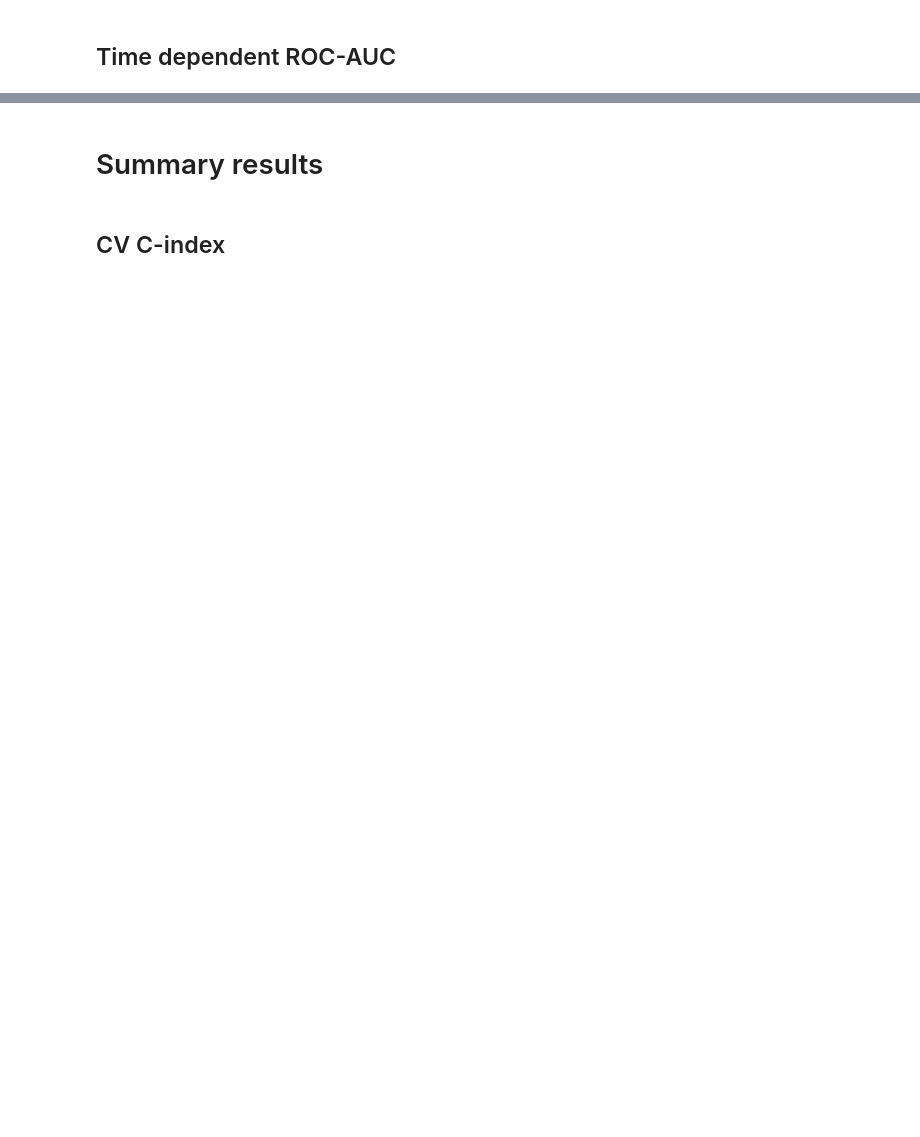
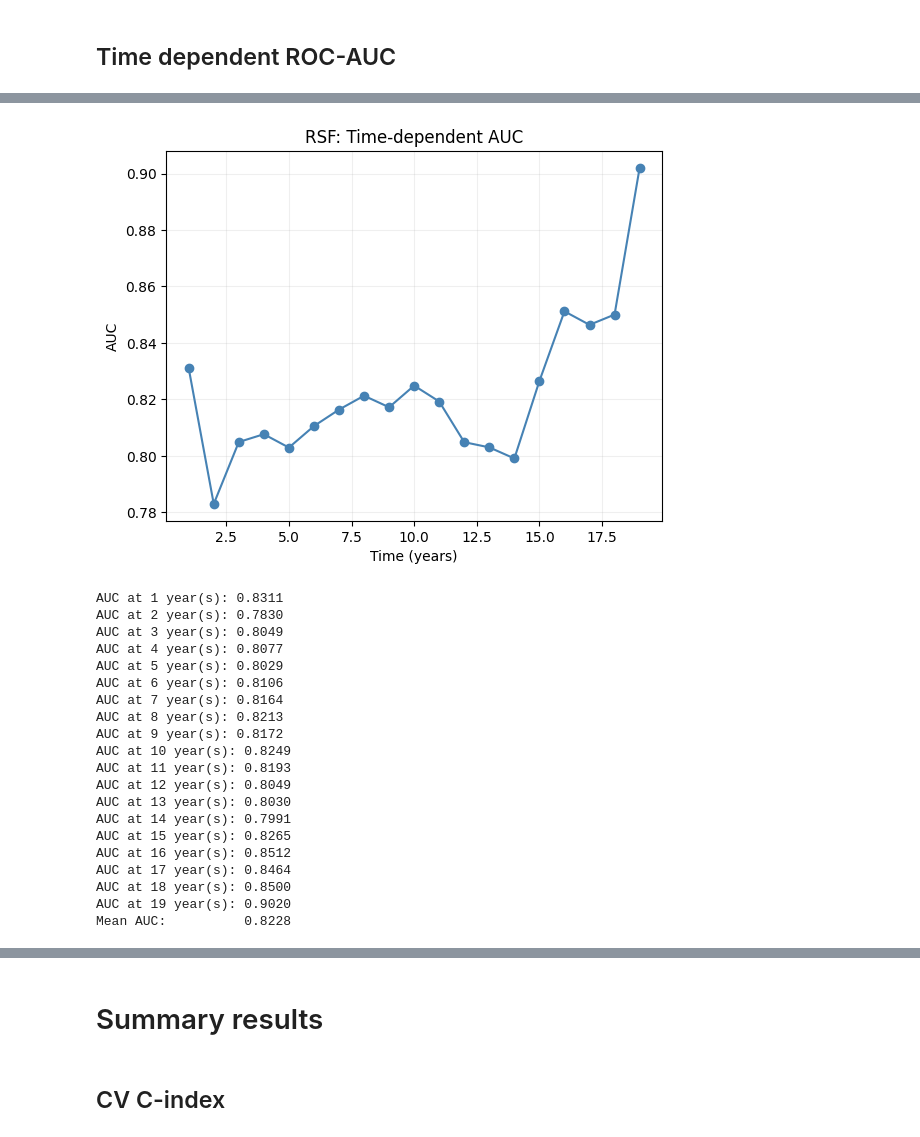
Before and after one commit to mariik4/survival_analysis_of_mci, a Jupyter notebook: notebooks/5-rsf-model.evaluation.ipynb, the cells around one changed output, grey strips where cells are left out. Saved outputs shown, nothing was run; the diff lists cells and outputs as text; code cells hidden in the pictures; blank space fills up the shorter version.

```diff
--- a/notebooks/5-rsf-model.evaluation.ipynb
+++ b/notebooks/5-rsf-model.evaluation.ipynb
@@ -343,19 +439,41 @@ print(f"Mean AUC:          {mean_auc:.4f}")
 # %%
-times_roc   = np.arange(int(test_times_min)+1, int(test_times_max) + 1)
+times_roc   = np.arange(int(min_test_time)+1, int(max_test_time) + 1)
 risk_scores = rsf.predict(test_X)
 auc_scores, mean_auc = cumulative_dynamic_auc(train_y, test_y, risk_scores, times_roc)
 
 plt.plot(times_roc, auc_scores, marker='o', color='steelblue')
 plt.xlabel("Time (years)")
 plt.ylabel("AUC")
 plt.title("RSF: Time-dependent AUC")
 plt.grid(True, alpha=0.2)
 
 plt.show()
 
 for t, a in zip(times_roc, auc_scores):
     print(f"AUC at {t:.0f} year(s): {a:.4f}")
 print(f"Mean AUC:          {mean_auc:.4f}")
+# %% [output]
+[figure, added]
+AUC at 1 year(s): 0.8311
+AUC at 2 year(s): 0.7830
+AUC at 3 year(s): 0.8049
+AUC at 4 year(s): 0.8077
+AUC at 5 year(s): 0.8029
+AUC at 6 year(s): 0.8106
+AUC at 7 year(s): 0.8164
+AUC at 8 year(s): 0.8213
+AUC at 9 year(s): 0.8172
+AUC at 10 year(s): 0.8249
+AUC at 11 year(s): 0.8193
+AUC at 12 year(s): 0.8049
+AUC at 13 year(s): 0.8030
+AUC at 14 year(s): 0.7991
+AUC at 15 year(s): 0.8265
+AUC at 16 year(s): 0.8512
+AUC at 17 year(s): 0.8464
+AUC at 18 year(s): 0.8500
+AUC at 19 year(s): 0.9020
+Mean AUC:          0.8228
 # %%
 for t in times_roc:
   cases = (test_times >= t) & (test_events == True)
```
Also changed, not shown: parts of 42 cells of this notebook, 5 other files.
